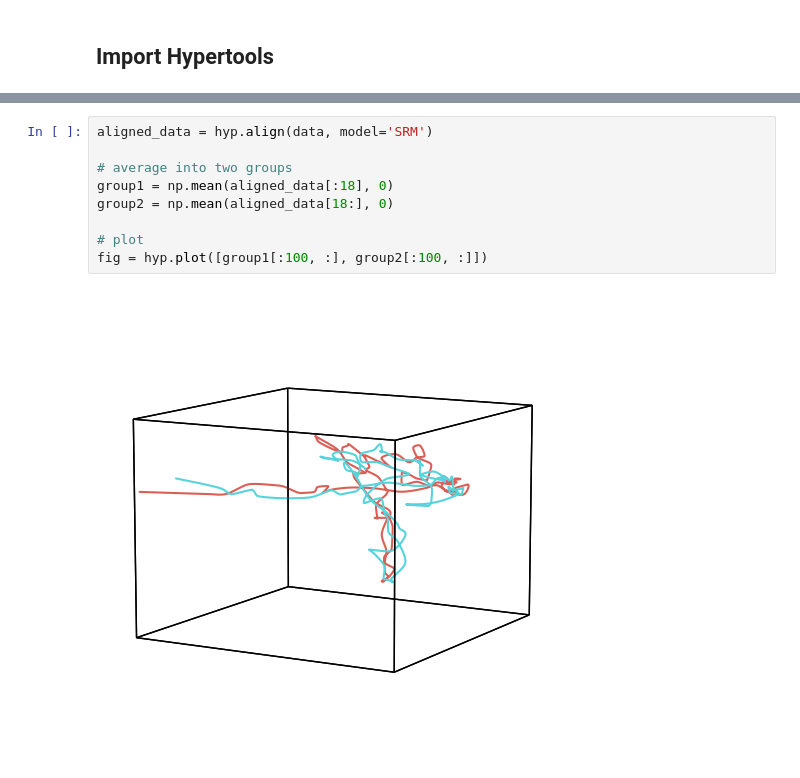
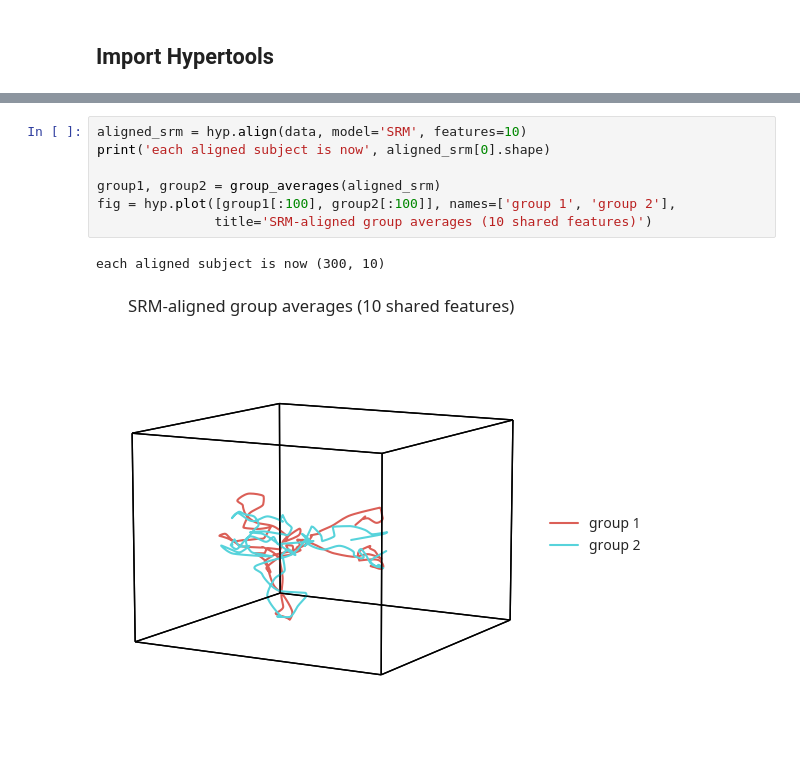
Before and after one commit to ContextLab/hypertools, a Jupyter notebook: docs/tutorials/align.ipynb, the cells around one changed output, grey strips where cells are left out. Drawn from its saved outputs; the diff is of its cells as text.

```diff
--- a/docs/tutorials/align.ipynb
+++ b/docs/tutorials/align.ipynb
@@ -65,13 +87,12 @@ You may use the Shared Response Model for alignment by setting `model` to 'SRM'.
 
 Rather than a rigid rotation, SRM learns a per-subject basis that maps each subject onto a shared response, so it can denoise as well as align. The `features` argument sets the dimensionality of that shared space; it defaults to the datasets' shared number of columns (100 here), and passing e.g. `features=10` returns 300 x 10 arrays instead.
-# %%
-aligned_data = hyp.align(data, model='SRM')
-
-# average into two groups
-group1 = np.mean(aligned_data[:18], 0)
-group2 = np.mean(aligned_data[18:], 0)
-
-# plot
-fig = hyp.plot([group1[:100, :], group2[:100, :]])
-# %% [output]
-[figure, removed]
+# %%
+aligned_srm = hyp.align(data, model='SRM', features=10)
+print('each aligned subject is now', aligned_srm[0].shape)
+
+group1, group2 = group_averages(aligned_srm)
+fig = hyp.plot([group1[:100], group2[:100]], names=['group 1', 'group 2'],
+               title='SRM-aligned group averages (10 shared features)')
+# %% [output]
+each aligned subject is now (300, 10)
+[figure, added]
```
Also changed, not shown: parts of 29 cells of this notebook, 1 other file.
